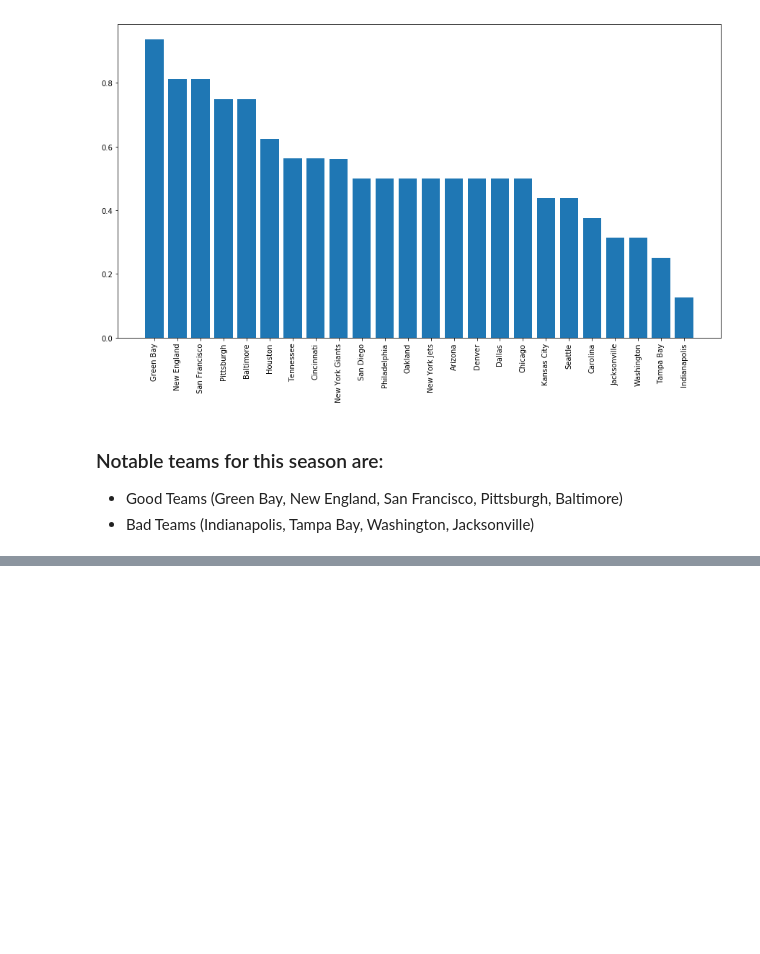
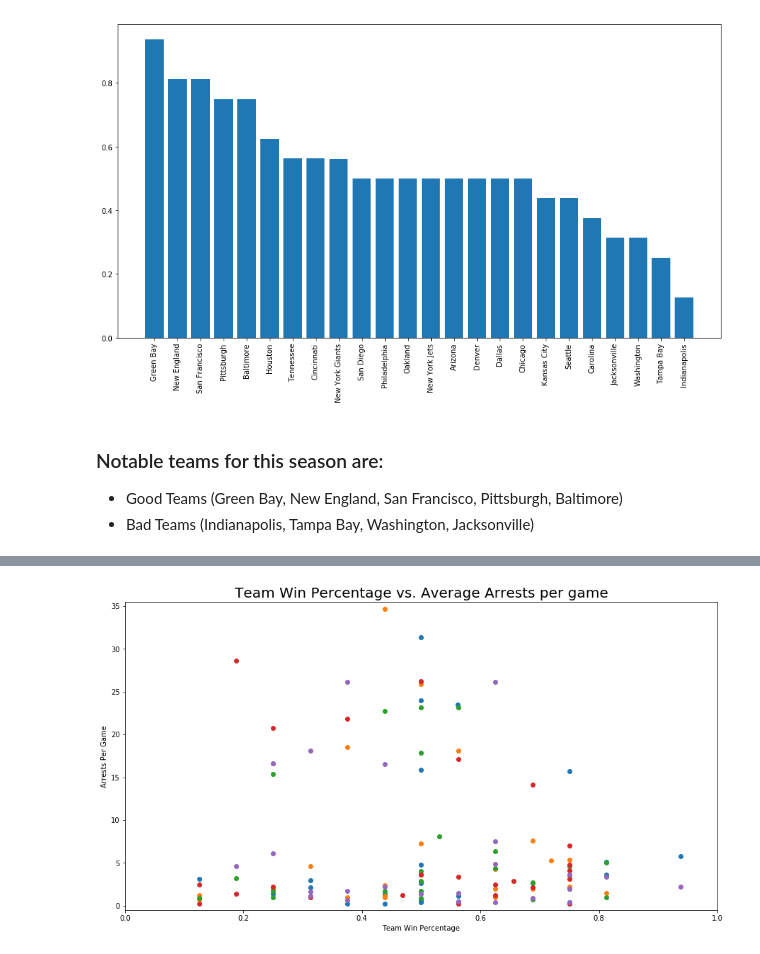
Before and after one commit to erictuscanes/Group-Project, a Jupyter notebook: NFL Arrests Notebook.ipynb, the cells around one changed output, grey strips where cells are left out. Saved outputs shown, nothing was run; the diff lists cells and outputs as text; code cells hidden in the pictures; blank space fills up the shorter version.

```diff
--- a/NFL Arrests Notebook.ipynb
+++ b/NFL Arrests Notebook.ipynb
@@ -470,0 +487,4 @@ Use multiple plotting calls instead.
+# %%
+year = 2011
+winpct_string = 'WinPct ' + str(year)
+nfl_merged[winpct_string]
@@ -470,0 +509,30 @@ Use multiple plotting calls instead.
+# %%
+# Plot figure
+fig, ax = plt.subplots(figsize=(15,8))
+
+year_list = [2011, 2012, 2013, 2014, 2015]
+
+for year in year_list:
+
+    # Define x axis as the season average
+    x_axis = 'WinPct ' + str(year)
+
+    # Extract seasonal data:
+    nfl_merged_yearly = nfl_merged.loc[nfl_merged['season'] == year]
+
+    # Group the seasonal data by the home_team and find the mean.
+    byHomeYearly = nfl_merged_yearly.groupby('home_team').mean()
+
+    ax.scatter(data=byHomeYearly, x=x_axis, y='arrests', marker = 'o', )
+
+# Rotate x-axis and set y limit
+
+ax.set_xlim(0,1)
+ax.set_ylim(-.5, 35.5)
+ax.set_xlabel('Team Win Percentage')
+ax.set_ylabel('Arrests Per Game')
+ax.set_title('Team Win Percentage vs. Average Arrests per game', fontsize=20)
+
+plt.show()
+# %% [output]
+[figure, added]
```
Also changed, not shown: parts of 10 cells of this notebook.
